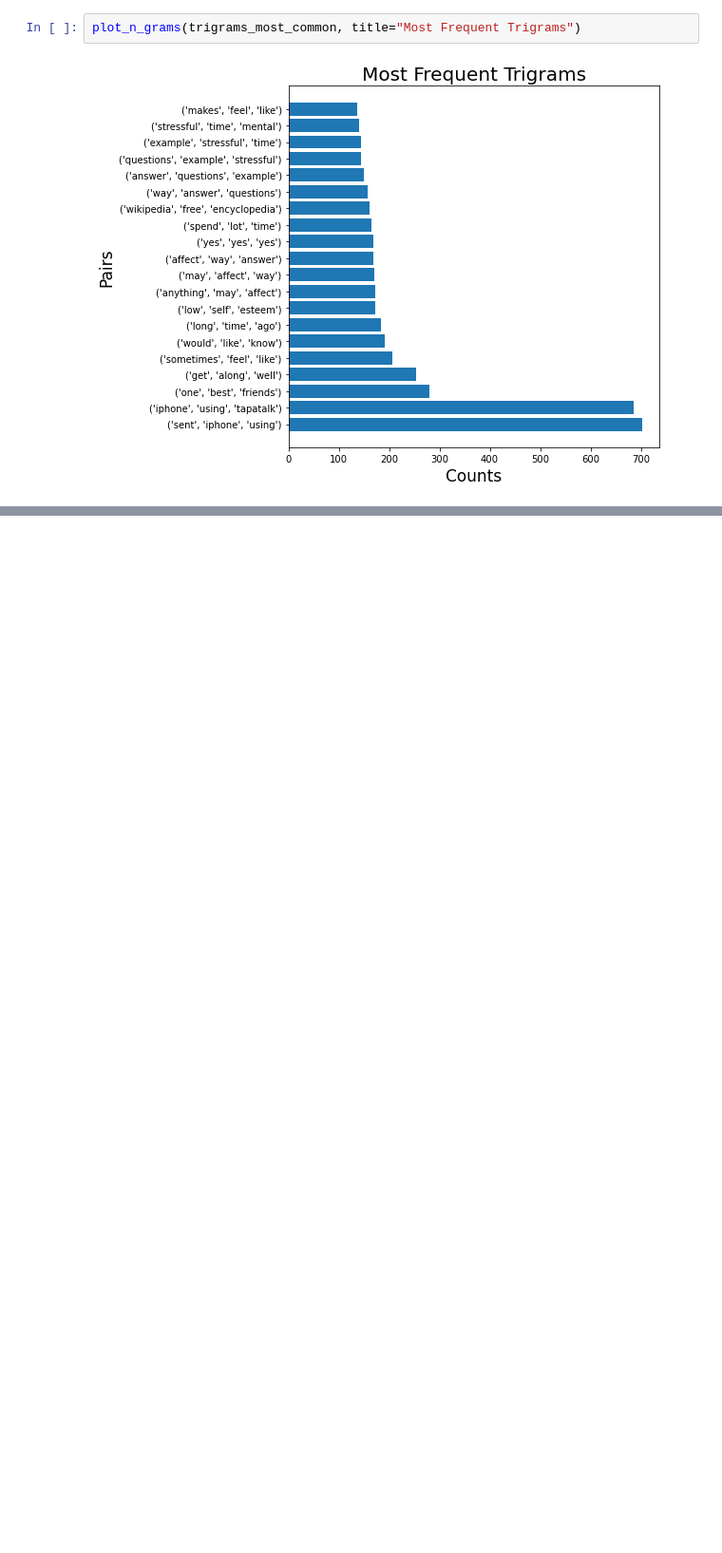
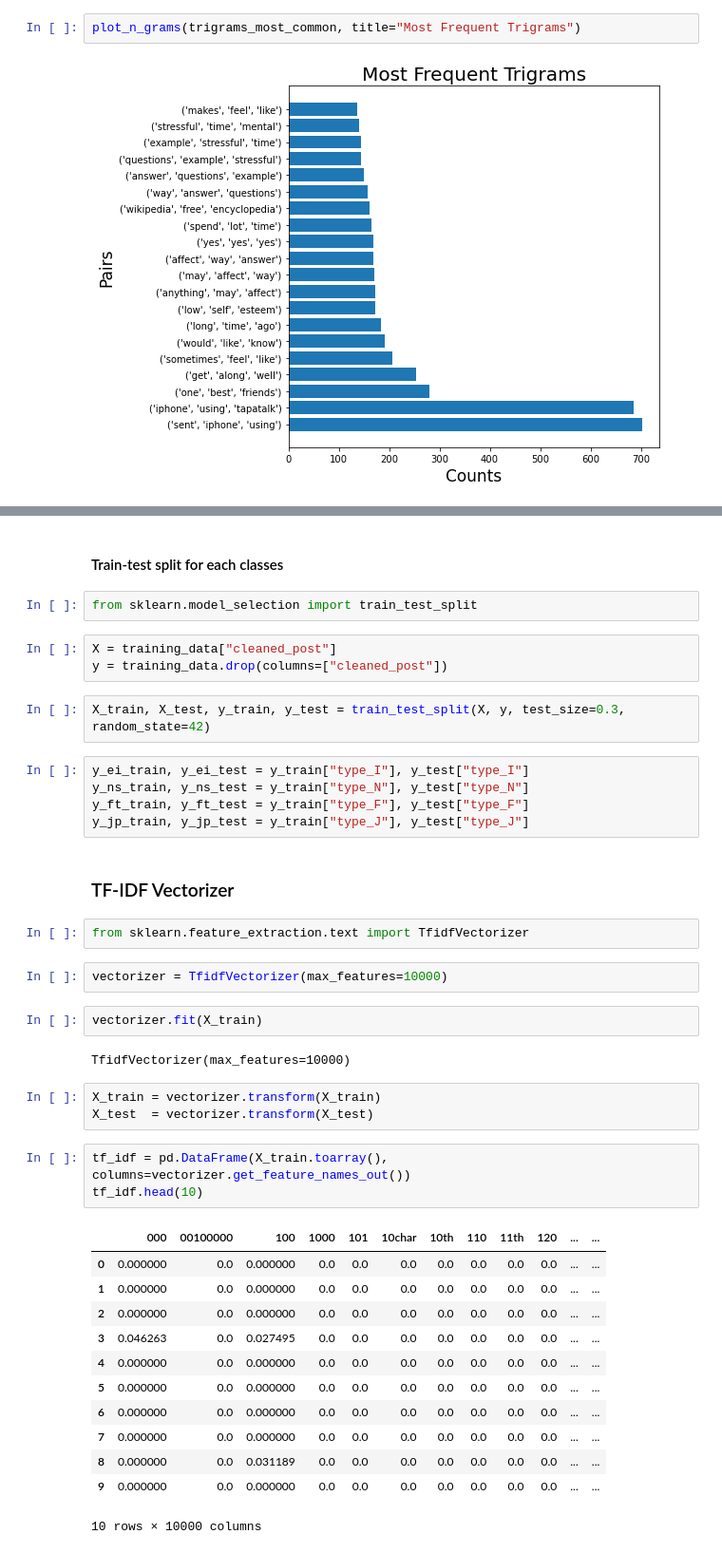
Before and after one commit to 0xcan/myers-briggs-tweet-classification, a Jupyter notebook: myers-briggs-eda-preprocessing-training.ipynb, the cells around one changed output, grey strips where cells are left out. Shown at 95% size. Drawn from its saved outputs; the diff is of its cells as text; blank space fills up the shorter version.

```diff
--- a/myers-briggs-eda-preprocessing-training.ipynb
+++ b/myers-briggs-eda-preprocessing-training.ipynb
@@ -364,0 +420,43 @@ plot_n_grams(trigrams_most_common, title="Most Frequent Trigrams")
+# %% [markdown]
+#### Train-test split for each classes
+# %%
+from sklearn.model_selection import train_test_split
+# %%
+X = training_data["cleaned_post"]
+y = training_data.drop(columns=["cleaned_post"])
+# %%
+X_train, X_test, y_train, y_test = train_test_split(X, y, test_size=0.3, random_state=42)
+# %%
+y_ei_train, y_ei_test = y_train["type_I"], y_test["type_I"]
+y_ns_train, y_ns_test = y_train["type_N"], y_test["type_N"]
+y_ft_train, y_ft_test = y_train["type_F"], y_test["type_F"]
+y_jp_train, y_jp_test = y_train["type_J"], y_test["type_J"]
+# %% [markdown]
+### TF-IDF Vectorizer
+# %%
+from sklearn.feature_extraction.text import TfidfVectorizer
+# %%
+vectorizer = TfidfVectorizer(max_features=10000)
+# %%
+vectorizer.fit(X_train)
+# %% [output]
+TfidfVectorizer(max_features=10000)
+# %%
+X_train = vectorizer.transform(X_train)
+X_test  = vectorizer.transform(X_test)
+# %%
+tf_idf = pd.DataFrame(X_train.toarray(), columns=vectorizer.get_feature_names_out())
+tf_idf.head(10)
+# %% [output]
+|  | 000 | 00100000 | 100 | 1000 | 101 | 10char | 10th | 110 | 11th | 120 | ... | ... |
+| 0 | 0.000000 | 0.0 | 0.000000 | 0.0 | 0.0 | 0.0 | 0.0 | 0.0 | 0.0 | 0.0 | ... | ... |
+| 1 | 0.000000 | 0.0 | 0.000000 | 0.0 | 0.0 | 0.0 | 0.0 | 0.0 | 0.0 | 0.0 | ... | ... |
+| 2 | 0.000000 | 0.0 | 0.000000 | 0.0 | 0.0 | 0.0 | 0.0 | 0.0 | 0.0 | 0.0 | ... | ... |
+| 3 | 0.046263 | 0.0 | 0.027495 | 0.0 | 0.0 | 0.0 | 0.0 | 0.0 | 0.0 | 0.0 | ... | ... |
+| 4 | 0.000000 | 0.0 | 0.000000 | 0.0 | 0.0 | 0.0 | 0.0 | 0.0 | 0.0 | 0.0 | ... | ... |
+| 5 | 0.000000 | 0.0 | 0.000000 | 0.0 | 0.0 | 0.0 | 0.0 | 0.0 | 0.0 | 0.0 | ... | ... |
+| 6 | 0.000000 | 0.0 | 0.000000 | 0.0 | 0.0 | 0.0 | 0.0 | 0.0 | 0.0 | 0.0 | ... | ... |
+| 7 | 0.000000 | 0.0 | 0.000000 | 0.0 | 0.0 | 0.0 | 0.0 | 0.0 | 0.0 | 0.0 | ... | ... |
+| 8 | 0.000000 | 0.0 | 0.031189 | 0.0 | 0.0 | 0.0 | 0.0 | 0.0 | 0.0 | 0.0 | ... | ... |
+| 9 | 0.000000 | 0.0 | 0.000000 | 0.0 | 0.0 | 0.0 | 0.0 | 0.0 | 0.0 | 0.0 | ... | ... |
+10 rows × 10000 columns
```
Also changed, not shown: parts of 18 cells of this notebook.
